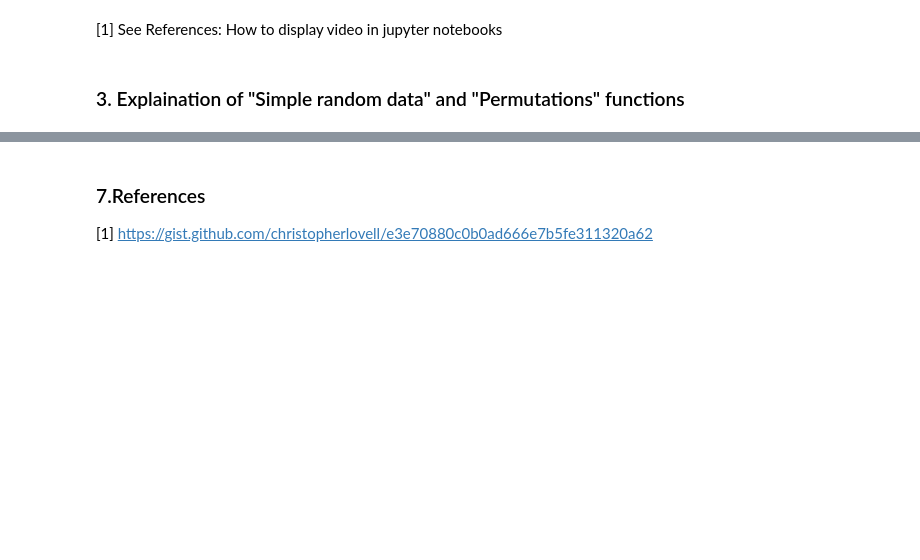
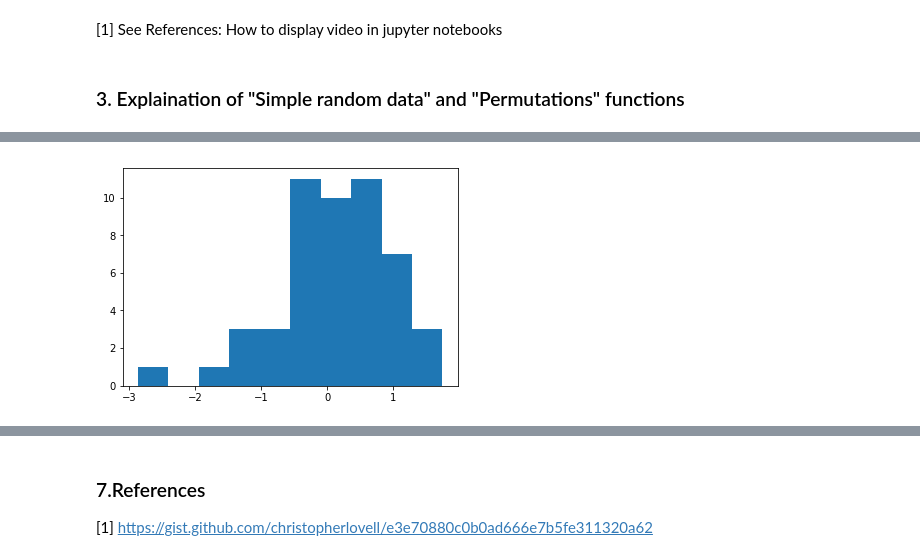
Before and after one commit to G00364756/52465---Programming-for-Data-Analysis---Assignments, a Jupyter notebook: Numpy Investigation.ipynb, the cells around one changed output, grey strips where cells are left out. Drawn from its saved outputs; the diff is of its cells as text; code cells hidden in the pictures; blank space fills up the shorter version.

```diff
--- a/Numpy Investigation.ipynb
+++ b/Numpy Investigation.ipynb
@@ -64,0 +66,8 @@ plt.show()
+# %%
+# "randn" outputs random values using the standard normal distribution for the probability of a value being selected.
+x1 = np.randn(50)
+
+plt.hist(x1)
+plt.show()
+# %% [output]
+[figure, added]
```
Also changed, not shown: parts of 13 cells of this notebook.
